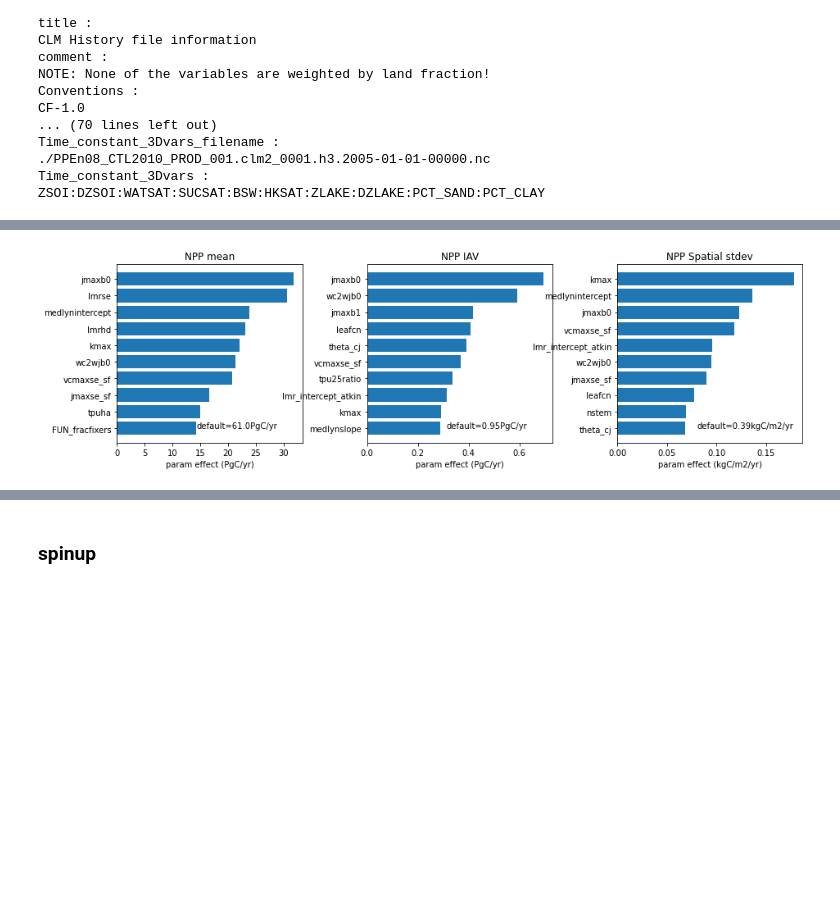
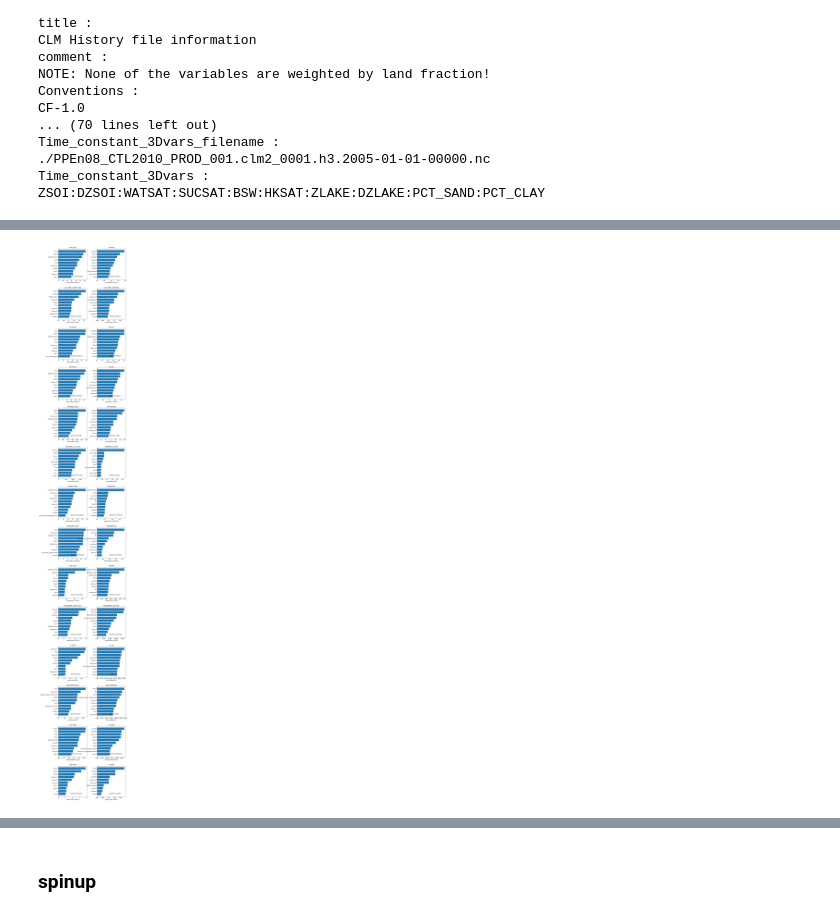
Before and after one commit to djk2120/CLM5PPE, a Jupyter notebook: pyth/CTL2010.ipynb, the cells around one changed output, grey strips where cells are left out. Saved outputs shown, nothing was run; the diff lists cells and outputs as text; code cells hidden in the pictures; blank space fills up the shorter version.

```diff
--- a/pyth/CTL2010.ipynb
+++ b/pyth/CTL2010.ipynb
@@ -267,26 +267,25 @@ def param_effect(da,p,op,cf):
     effect=np.array(effect)
     return effect,x
 # %%
-cf1=24*60*60*1e-9
+cf1=24*60*60*1e-9 #conversion factors
 cf2=24*60*60*1e-3
 cfs=[cf1,cf1,cf2]
-ops=['mean','IAV','Spatial stdev']
+ops=['mean','IAV']
 units=['PgC/yr','PgC/yr','kgC/m2/yr']
-field='NPP'
-da=get_da(field)
-plt.figure(figsize=[15,4])
+field = 'NPP'
+fields=[field]
+ds=get_ds(fields)
+
+plt.figure(figsize=[10,4])
 i=0
-
-ranks=[]
-
 for op,cf,unit in zip(ops,cfs,units):
     i+=1
-    effect,x=param_effect(da,op,cf)
+    effect,x=param_effect(ds.NPP,ds.param,op,cf)
     a = np.sort(effect)
     b = np.argsort(effect)
     top10 = [uniques[i] for i in b[-10:]]
 
-    plt.subplot(1,3,i)
+    plt.subplot(1,2,i)
     plt.barh(range(10),a[-10:])
     plt.yticks(range(10),top10);
     plt.xlabel('param effect ('+unit+')')
@@ -321,34 +340,32 @@ FSRVI
 # %%
-cf1=24*60*60*1e-9
-cf2=24*60*60*1e-3
-cfs=[cf1,cf1,cf2]
-ops=['mean','IAV','Spatial stdev']
-units=['PgC/yr','PgC/yr','kgC/m2/yr']
-field='NPP'
-da=get_da(field)
-plt.figure(figsize=[15,4])
+ds = get_ds([field for field in fields]) #go get all the data
+plt.figure(figsize=[10,6*len(fields)])
 i=0
+ranks=[]
+for field in fields:
+    print(field)
+    da=ds[field]
+    for op,cf,unit in zip(ops,fields[field]['cfs'],fields[field]['units']):
+        i+=1
+        effect,x=param_effect(da,ds.param,op,cf)
+        a = np.sort(effect)
+        b = np.argsort(effect)
+        top10 = [uniques[i] for i in b[-10:]]
+        rank = np.empty_like(a)
+        rank[b] = np.arange(len(a))
+        ranks.append(rank)
 
-ranks=[]
 
-for op,cf,unit in zip(ops,cfs,units):
-    i+=1
-    effect,x=param_effect(da,op,cf)
-    a = np.sort(effect)
-    b = np.argsort(effect)
-    top10 = [uniques[i] for i in b[-10:]]
-    rank = numpy.empty_like(a)
-    rank[b] = numpy.arange(len(a))
-    ranks.append(rank)
-    plt.subplot(1,3,i)
-    plt.barh(range(10),a[-10:])
-    plt.yticks(range(10),top10);
-    plt.xlabel('param effect ('+unit+')')
-    plt.title(field+' '+op);
+        plt.subplot(len(fields),2,i)
+        plt.barh(range(10),a[-10:])
+        plt.yticks(range(10),top10);
+        plt.xlabel('param effect ('+unit+')')
+        plt.title(field+' '+op);
 
-    xmid = 0.45*max(a)
-    xdef = '%s' % float('%.2g' % x[0].values)
-    plt.text(xmid,0,'default='+xdef+unit)
+        xmid = 0.45*max(a)
+        xdef = '%s' % float('%.2g' % x[0].values)
+        plt.text(xmid,0,'default='+xdef+unit)
 
 plt.subplots_adjust(wspace=0.35)
+plt.subplots_adjust(hspace=0.3)
 # %% [output]
@@ -355 +386 @@ plt.subplots_adjust(wspace=0.35)
-[figure, old version]
+[figure, new version]
```
Also changed, not shown: parts of 53 cells of this notebook.
